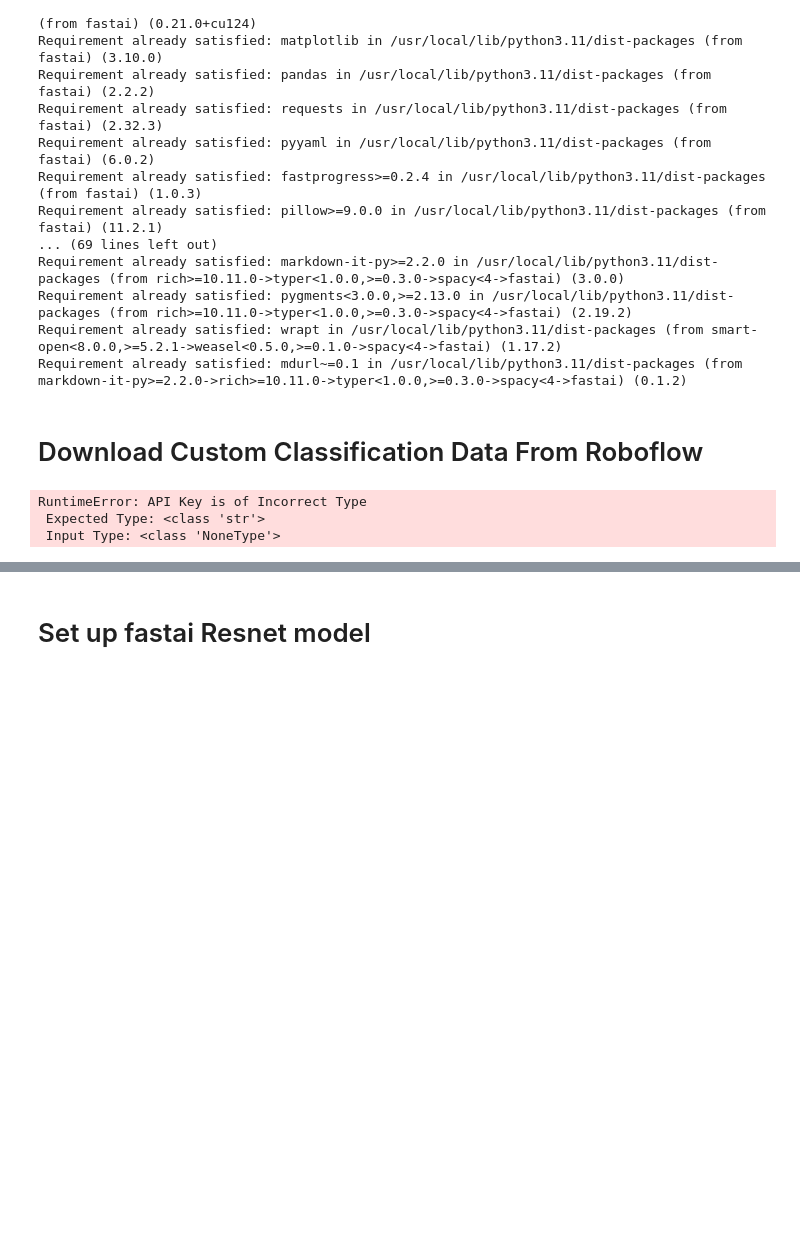
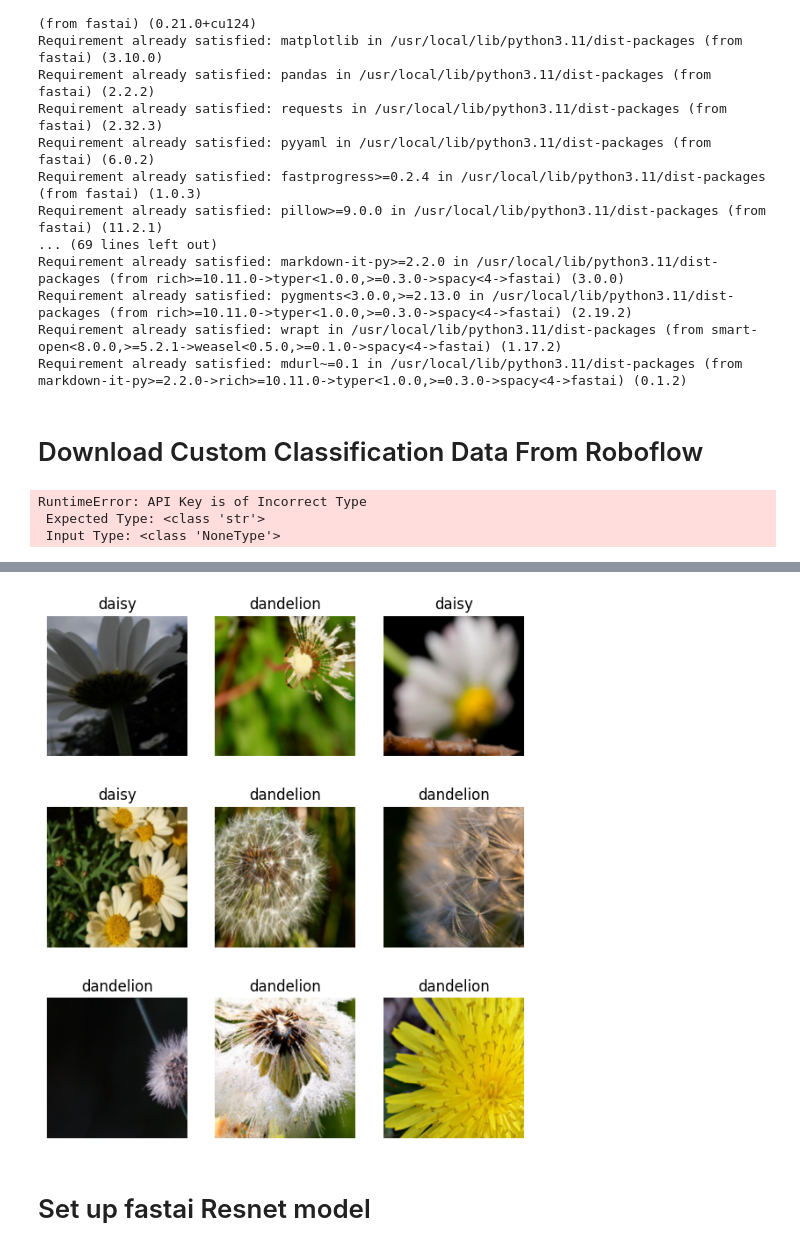
Before and after one commit to mhnguyetvu/roboflow-notebook, a Jupyter notebook: notebooks/train-resnet34-classification.ipynb, the cells around one changed output, grey strips where cells are left out. Cells and saved outputs as stored; diff of their text form; code cells hidden in the pictures; blank space fills up the shorter version.

```diff
--- a/notebooks/train-resnet34-classification.ipynb
+++ b/notebooks/train-resnet34-classification.ipynb
@@ -91,5 +102,14 @@ data.classes
 # %%
-#take a peak at the batch to make sure things were loaded correctly
-data.show_batch(rows=3, figsize=(7, 8))
+from fastai.vision.all import *
+
+# Create a DataLoaders object from the data in the specified path
+path = Path("/content/flowers_2class")
+data = ImageDataLoaders.from_folder(path, valid_pct=0.2, item_tfms=RandomResizedCrop(224, min_scale=0.5),
+    batch_tfms=aug_transforms())
+
+# take a peak at the batch to make sure things were loaded correctly
+data.show_batch(nrows=3, figsize=(7, 8))
+# %% [output]
+[figure, added]
 # %% [markdown]
 # Set up fastai Resnet model
```
Also changed, not shown: parts of 13 cells of this notebook.
